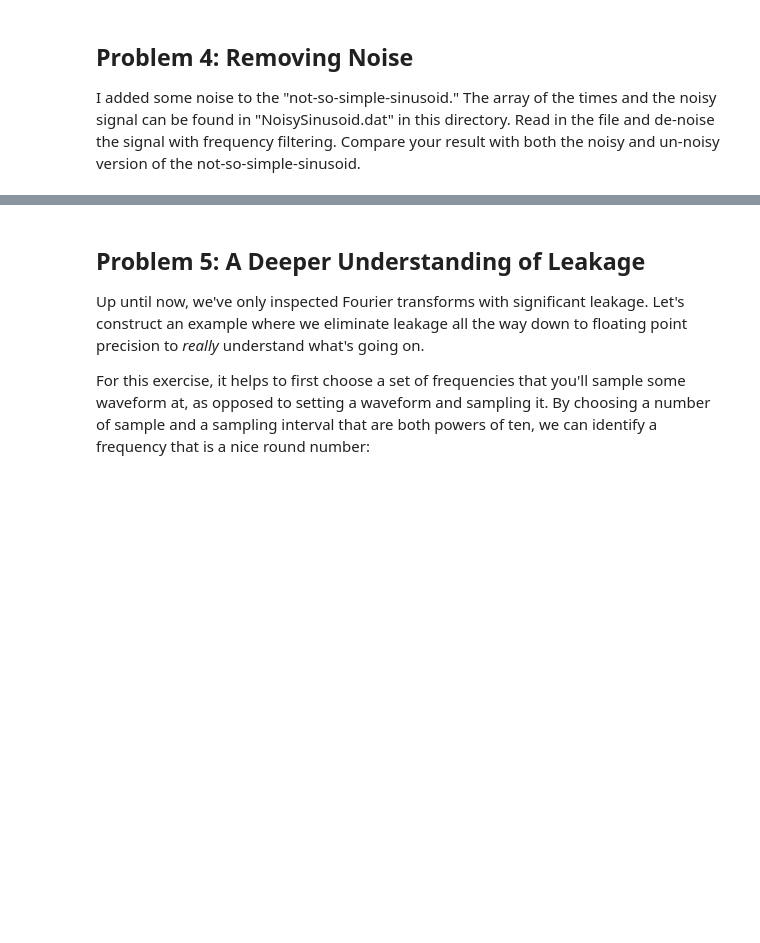
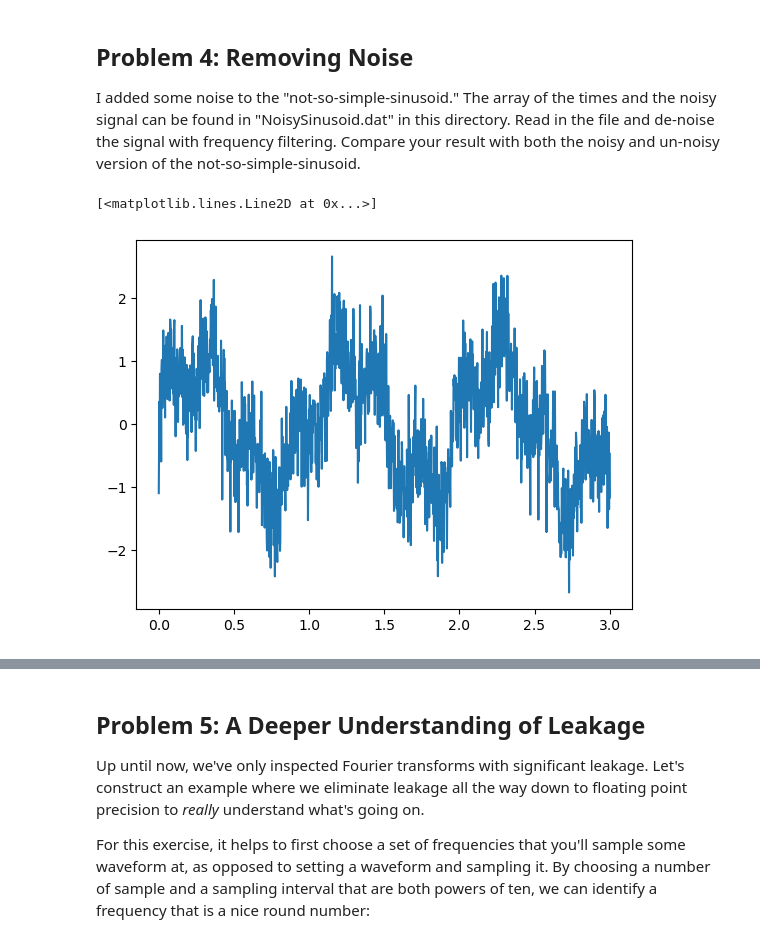
Before and after one commit to sammmelg/Session-27, a Jupyter notebook: Day1/FourierMethodsProblem1.ipynb, the cells around one changed output, grey strips where cells are left out. Cells and saved outputs as stored; diff of their text form; code cells hidden in the pictures; blank space fills up the shorter version.

```diff
--- a/Day1/FourierMethodsProblem1.ipynb
+++ b/Day1/FourierMethodsProblem1.ipynb
@@ -265,4 +309,10 @@ What you have just done is basically a crude form of "high-pass" filtering. In l
 
 I added some noise to the "not-so-simple-sinusoid." The array of the times and the noisy signal can be found in "NoisySinusoid.dat" in this directory. Read in the file and de-noise the signal with frequency filtering. Compare your result with both the noisy and un-noisy version of the not-so-simple-sinusoid.
 # %%
-# complete
+data = np.genfromtxt("NoisySinusoid.dat")
+noisy_times = data[:, 0]
+noisy_signal = data[:, 1]
+plt.plot(noisy_times, noisy_signal)
+# %% [output]
+[<matplotlib.lines.Line2D at 0x...>]
+[figure, added]
```
Also changed, not shown: parts of 8 cells of this notebook, 2 other files.
